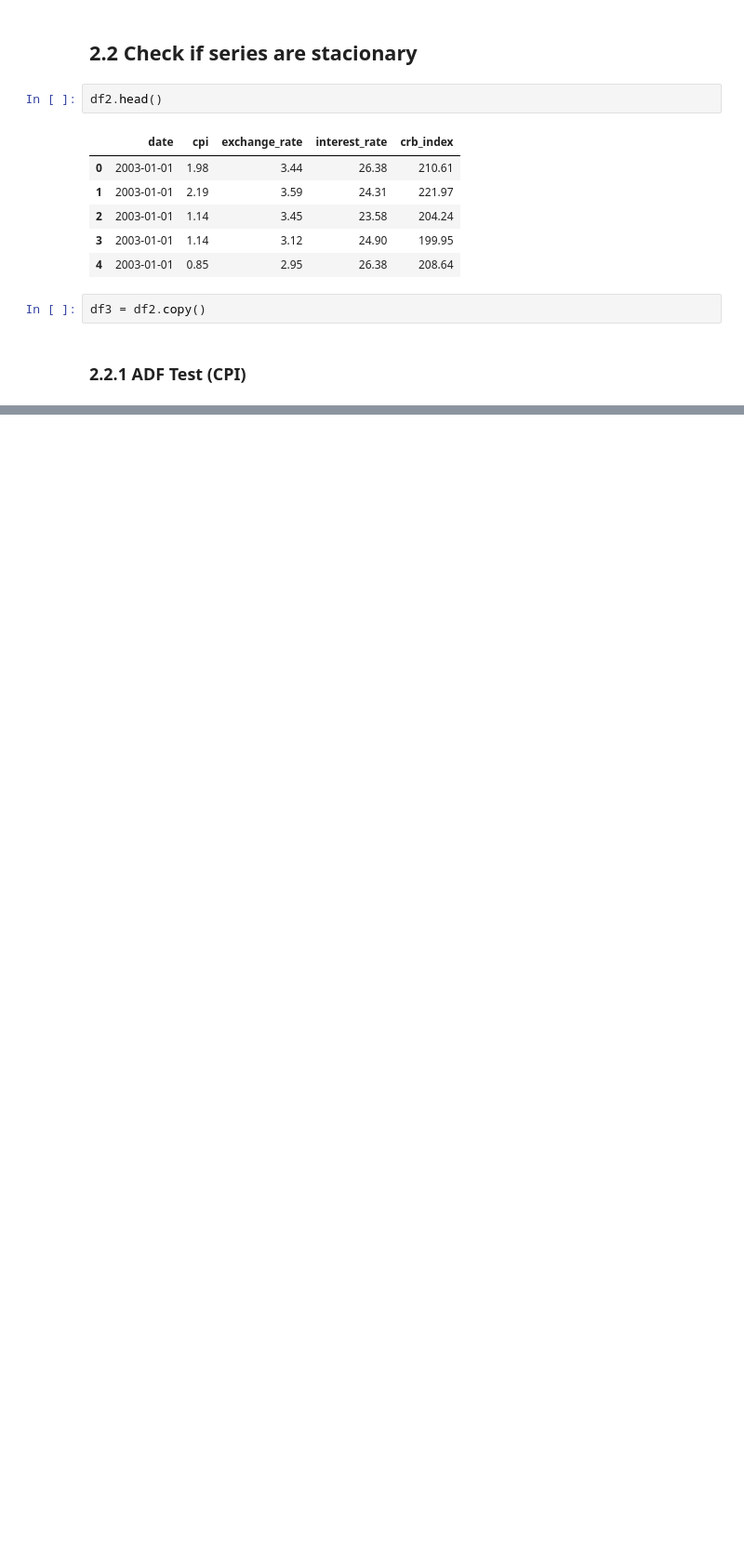
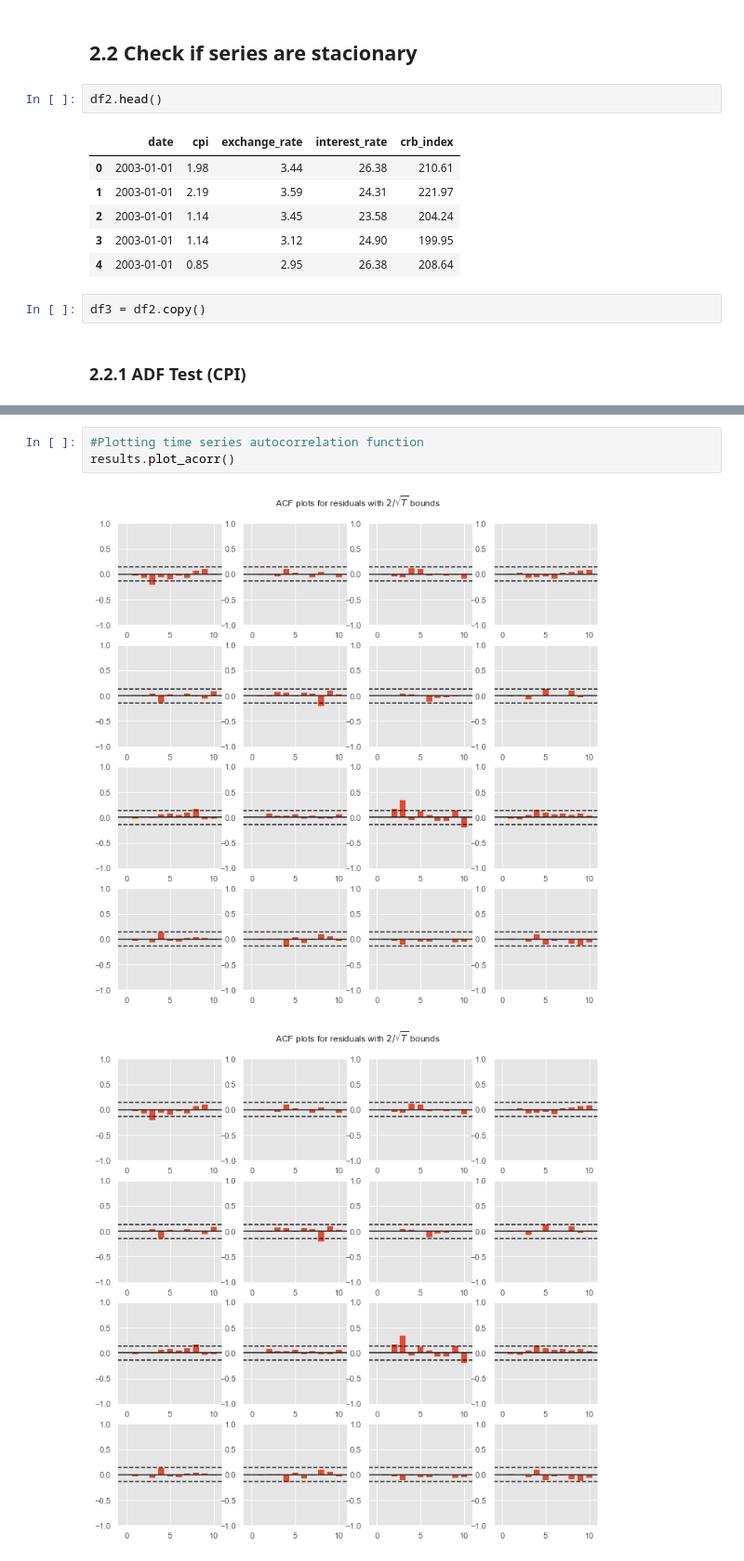
Before and after one commit to joaovictordesouzaduarte/var_model, a Jupyter notebook: notebook/var_forecasting.ipynb, the cells around one changed output, grey strips where cells are left out. Shown at 93% size. Drawn from its saved outputs; the diff is of its cells as text; blank space fills up the shorter version.

```diff
--- a/notebook/var_forecasting.ipynb
+++ b/notebook/var_forecasting.ipynb
@@ -249,0 +420,6 @@ p-value: 4.83892902087737e-13
+# %%
+#Plotting time series autocorrelation function
+results.plot_acorr()
+# %% [output]
+[figure, added]
+[figure, added]
```
Also changed, not shown: parts of 25 cells of this notebook.
